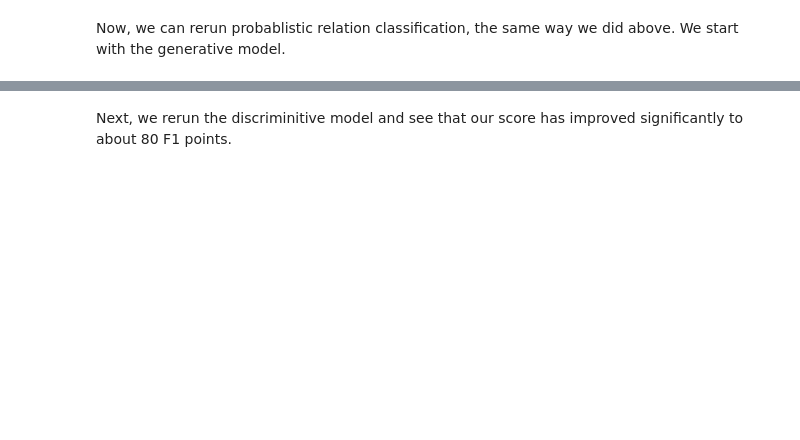
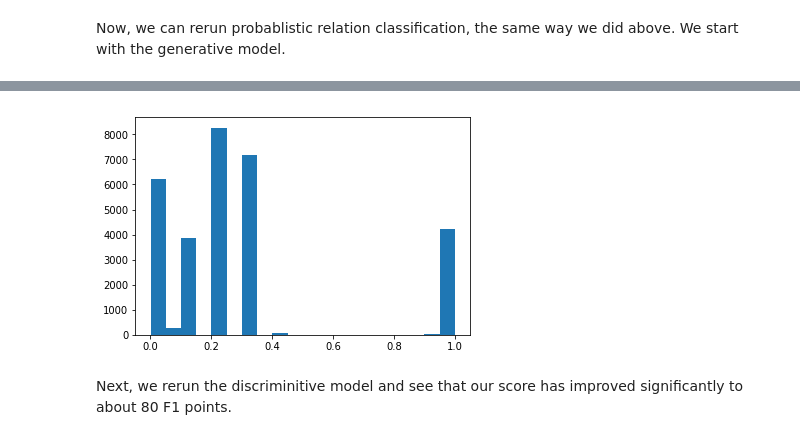
Before and after one commit to HazyResearch/fonduer-tutorials, a Jupyter notebook: hardware/max_storage_temp_tutorial.ipynb, the cells around one changed output, grey strips where cells are left out. Cells and saved outputs as stored; diff of their text form; code cells hidden in the pictures; blank space fills up the shorter version.

```diff
--- a/hardware/max_storage_temp_tutorial.ipynb
+++ b/hardware/max_storage_temp_tutorial.ipynb
@@ -871,0 +852,7 @@ Wall time: 14min 55s
+# %%
+gen_model = GenerativeModel(cardinalities=2)
+%time gen_model.train(L_train[0], epochs=500, print_every=100)
+train_marginals = gen_model.predict_proba(L_train[0])[:,1]
+plt.hist(train_marginals, bins=20)
+plt.show()
+# %% [output]
@@ -872,3 +866,4 @@ Wall time: 14min 55s
+[figure, added]
 # %% [markdown]
 Next, we rerun the discriminitive model and see that our score has improved significantly to about 80 F1 points.
 # %%
```
Also changed, not shown: parts of 47 cells of this notebook, 1 other file.
